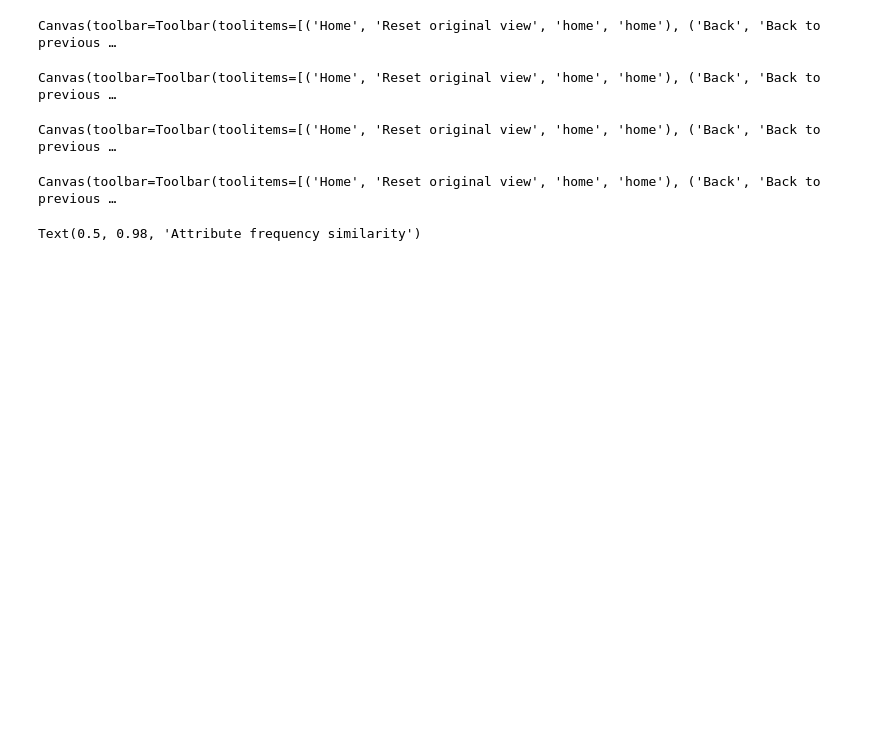
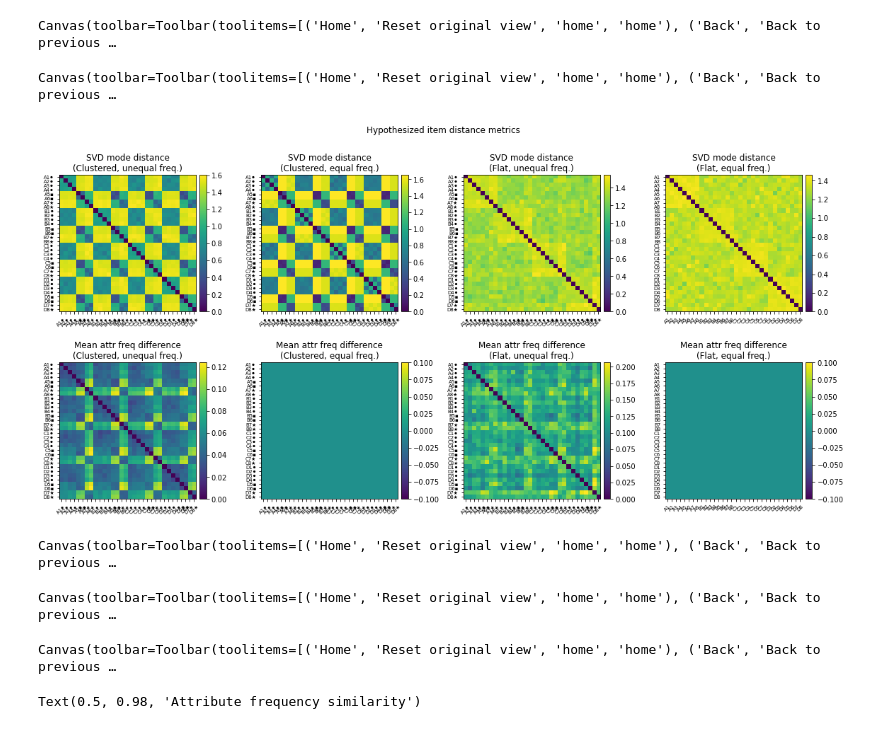
Before and after one commit to ethanbb/disjoint-domain, a Jupyter notebook: analyze_disjoint_nets.ipynb, the cells around one changed output. Drawn from its saved outputs; the diff is of its cells as text; code cells hidden in the pictures; blank space fills up the shorter version.

Commit message:
Fix set_attrs bug; add many features

```diff
--- a/analyze_disjoint_nets.ipynb
+++ b/analyze_disjoint_nets.ipynb
@@ -156,21 +228,46 @@ prop_cycle = line_cycle * col_cycle
 # prop_cycle = marker_cycle * col_cycle[:3]
 
 plt.close('all')
+# %%
+# Plot attribute dendrograms
+fig, axs = dda.make_plot_grid(len(curr_sets), 2, ax_dims=(5, 3), ravel=True)
+for ax, (label, res) in zip(axs, curr_sets.items()):
+    dd.plot_item_attribute_dendrogram(ax=ax, metric='cityblock', **res['net_params'])
+    ax.set_title(f'Item attribute distance ({label})')
+
+fig.tight_layout()
+plt.show()
+# %% [output]
+Canvas(toolbar=Toolbar(toolitems=[('Home', 'Reset original view', 'home', 'home'), ('Back', 'Back to previous …
 # %%
 # Plot loss, accuracy, and test accuracy
-plot_types = ['loss', 'weighted_acc'] #, 'etg_domain']
-fig, axs = dda.make_plot_grid(len(plot_types), 1, ax_dims=(9, 3),
+plot_types = ['loss', 'weighted_acc'] #, 'test_weighted_acc'] #, 'etg_domain']
+fig, axs = dda.make_plot_grid(len(plot_types) + 4,
+                              1, ax_dims=(9, 3),
                               ravel=True, prop_cycle=prop_cycle)
 
 for i, (label, res) in enumerate(curr_sets.items()):
     for ax, ptype in zip(axs, plot_types):
         dda.plot_report(ax, res, ptype, label=label)
 
-#     etg_ax = axs[2 + i // n_cluster_types]
-#     dda.plot_report(etg_ax, res, 'etg_domain', label=label)
+    etg_ax = axs[2 + i % len(cluster_types)]
+    type1 = label.split()[0]
+    type2 = label.split()[-1]
+    if type1 == type2:
+        linewidth = 2
+    else:
+        linewidth = 0.25
+    dda.plot_report(etg_ax, res, 'etg_domain', label=label, lw=linewidth)
 
-for ax in axs:
-    dda.outside_legend(ax)#, fontsize='x-small', ncol=2)
+for ax in axs[:2]:
+    dda.outside_legend(ax, fontsize='x-small', ncol=2)
+
+for ax in axs[2:]:
+    ax.legend(ncol=2)
+    ax.set_xlabel('Epochs training domains 1-3')
+    ax.set_ylabel('Epochs to 85% on 4th domain')
+    curr_ylims = ax.get_ylim()
+    ax.set_ylim((curr_ylims[0], curr_ylims[1] * 1.2))
 
 fig.tight_layout()
 plt.show()
@@ -179,24 +276,25 @@ Canvas(toolbar=Toolbar(toolitems=[('Home', 'Reset original view', 'home', 'home'
 # %%
 # Plot hypothesized item distance measures on training data that representation distances may correspond to
 dist_fns = [dda.get_svd_dist_mats, dda.get_attr_freq_dist_mats]
-dist_fn_names = ['SVD feature distance', 'Mean attr freq difference']
+dist_fn_names = ['SVD mode distance', 'Mean attr freq difference']
 
 fig, axss = dda.auto_subplots(len(dist_fns), n_curr)
 fig.suptitle('Hypothesized item distance metrics')
 
 for fn, fn_name, axs in zip(dist_fns, dist_fn_names, axss):
     for (label, res), ax in zip(curr_sets.items(), axs):
         dist_mats = fn(res)
-        im = ax.imshow(np.mean(dist_mats, axis=0))
-        dda.add_colorbar(im)
-        ax.set_title(f'{fn_name} ({label})')
+        input_names = dda._get_names_for_snapshots('item', **res['net_params'])
+        im = dda.plot_matrix_with_labels(ax, np.mean(dist_mats, axis=0), input_names)
+        ax.set_title(f'{fn_name}\n({label})')
         for label in ax.get_xticklabels() + ax.get_yticklabels():
             label.set_fontsize('x-small')
 
 fig.tight_layout(rect=(0, 0, 1, 0.98))
+# fig.canvas.layout.width = '1300px'
 plt.show()
 # %% [output]
-Canvas(toolbar=Toolbar(toolitems=[('Home', 'Reset original view', 'home', 'home'), ('Back', 'Back to previous …
+[figure, added]
 # %%
 # axs[2].set_xscale('log')
 # axs[2].get_legend().remove()
@@ -228,6 +334,29 @@ fig.tight_layout(rect=(0, 0, 1, 0.98))
 plt.show()
 # %% [output]
 Canvas(toolbar=Toolbar(toolitems=[('Home', 'Reset original view', 'home', 'home'), ('Back', 'Back to previous …
+# %%
+# Plot regressors for quantitative analysis of item correlations
+dist_fns = [lambda x: dda.get_svd_dist_mats(x, normalize=True),
+            lambda x: dda.get_attr_freq_dist_mats(x, normalize=True) - dda.get_svd_dist_mats(x, normalize=True)]
+dist_fn_names = ['SVD mode distance (normalized)', 'Attr freq difference (normalized) - \n SVD mode distance (normalized)']
+
+fig, axss = dda.auto_subplots(len(dist_fns), n_curr)
+fig.suptitle('Item distance regressors')
+
+for fn, fn_name, axs in zip(dist_fns, dist_fn_names, axss):
+    for (label, res), ax in zip(curr_sets.items(), axs):
+        dist_mats = fn(res)
+        input_names = dda._get_names_for_snapshots('item', **res['net_params'])
+        im = dda.plot_matrix_with_labels(ax, np.mean(dist_mats, axis=0), input_names)
+        ax.set_title(f'{fn_name}\n({label})')
+        for label in ax.get_xticklabels() + ax.get_yticklabels():
+            label.set_fontsize('x-small')
+
+fig.tight_layout(rect=(0, 0, 1, 0.98))
+fig.canvas.layout.width = '1300px'
+plt.show()
+# %% [output]
+Canvas(toolbar=Toolbar(toolitems=[('Home', 'Reset original view', 'home', 'home'), ('Back', 'Back to previous …
 # %%
 # Show attribute frequency measure (to compare to above RDMs)
 run_num = 0
```
Also changed, not shown: parts of 12 cells of this notebook, 4 other files.
